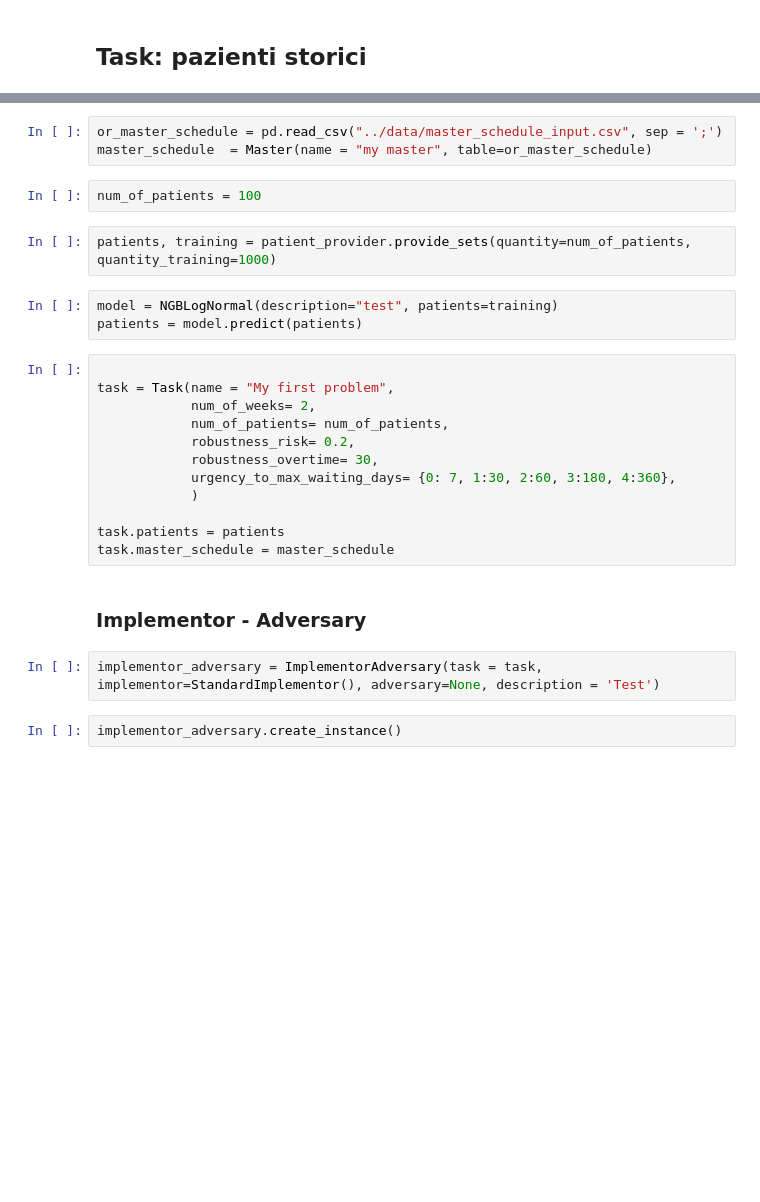
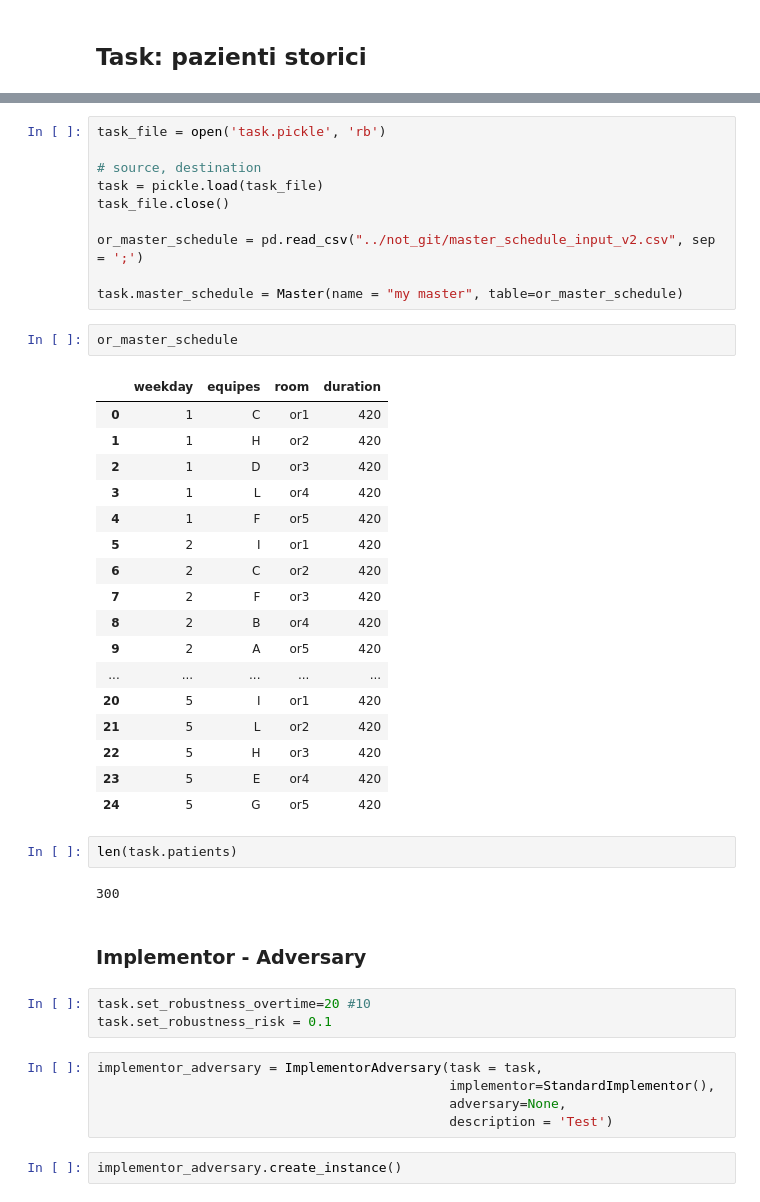
Before and after one commit to gabryallaseconda/SurgerySchedulingUnderUncertainty, a Jupyter notebook: notebooks/single_run.ipynb, the cells around one changed output, grey strips where cells are left out. Cells and saved outputs as stored; diff of their text form; blank space fills up the shorter version.

```diff
--- a/notebooks/single_run.ipynb
+++ b/notebooks/single_run.ipynb
@@ -30,28 +67,46 @@ patient_provider = PatientsFromHistoricalDataProvider(
 # %%
-or_master_schedule = pd.read_csv("../data/master_schedule_input.csv", sep = ';')
-master_schedule  = Master(name = "my master", table=or_master_schedule)
+task_file = open('task.pickle', 'rb')
+
+# source, destination
+task = pickle.load(task_file)
+task_file.close()
+
+or_master_schedule = pd.read_csv("../not_git/master_schedule_input_v2.csv", sep = ';')
+
+task.master_schedule = Master(name = "my master", table=or_master_schedule)
-# %%
-num_of_patients = 100
-# %%
-patients, training = patient_provider.provide_sets(quantity=num_of_patients, quantity_training=1000)
-# %%
-model = NGBLogNormal(description="test", patients=training)
-patients = model.predict(patients)
-# %%
-
-task = Task(name = "My first problem",
-            num_of_weeks= 2,
-            num_of_patients= num_of_patients,
-            robustness_risk= 0.2,
-            robustness_overtime= 30,
-            urgency_to_max_waiting_days= {0: 7, 1:30, 2:60, 3:180, 4:360},
-            )
-
-task.patients = patients
-task.master_schedule = master_schedule
+# %%
+or_master_schedule
+# %% [output]
+|  | weekday | equipes | room | duration |
+| 0 | 1 | C | or1 | 420 |
+| 1 | 1 | H | or2 | 420 |
+| 2 | 1 | D | or3 | 420 |
+| 3 | 1 | L | or4 | 420 |
+| 4 | 1 | F | or5 | 420 |
+| 5 | 2 | I | or1 | 420 |
+| 6 | 2 | C | or2 | 420 |
+| 7 | 2 | F | or3 | 420 |
+| 8 | 2 | B | or4 | 420 |
+| 9 | 2 | A | or5 | 420 |
+| ... | ... | ... | ... | ... |
+| 20 | 5 | I | or1 | 420 |
+| 21 | 5 | L | or2 | 420 |
+| 22 | 5 | H | or3 | 420 |
+| 23 | 5 | E | or4 | 420 |
+| 24 | 5 | G | or5 | 420 |
+# %%
+len(task.patients)
+# %% [output]
+300
 # %% [markdown]
 ### Implementor - Adversary
+# %%
+task.set_robustness_overtime=20 #10
+task.set_robustness_risk = 0.1
 # %%
-implementor_adversary = ImplementorAdversary(task = task, implementor=StandardImplementor(), adversary=None, description = 'Test')
+implementor_adversary = ImplementorAdversary(task = task,
+                                             implementor=StandardImplementor(),
+                                             adversary=None,
+                                             description = 'Test')
 # %%
 implementor_adversary.create_instance()
```
Also changed, not shown: parts of 24 cells of this notebook, 10 other files.
